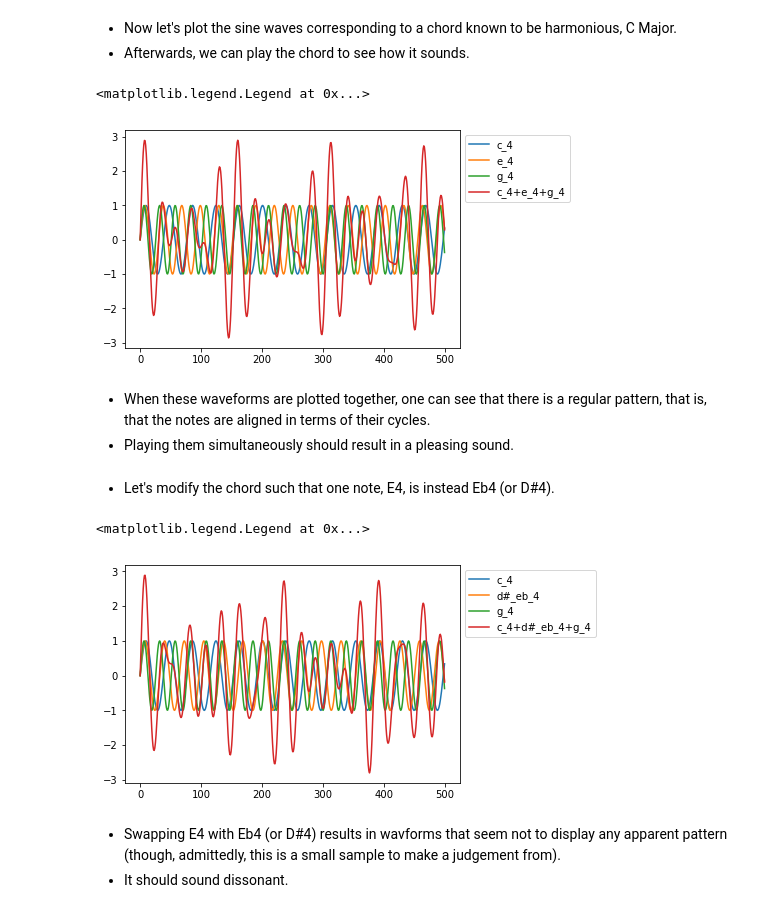
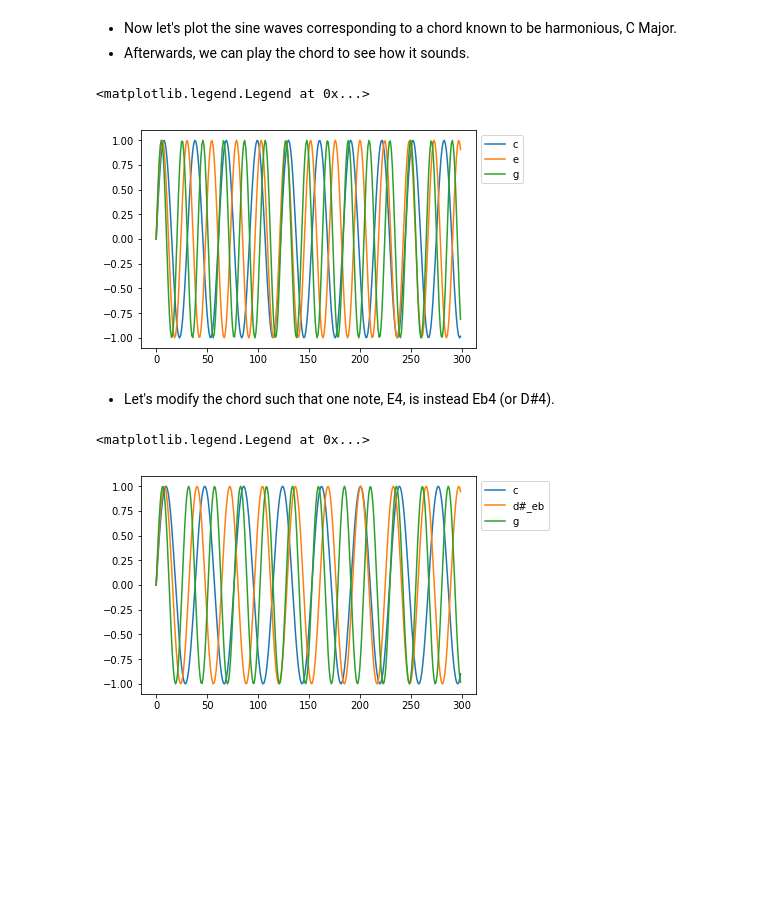
Before and after one commit to mulhod/musics, a Jupyter notebook: Music_and_Physics.ipynb, the cells around one changed output. Drawn from its saved outputs; the diff is of its cells as text; code cells hidden in the pictures; blank space fills up the shorter version.

```diff
--- a/Music_and_Physics.ipynb
+++ b/Music_and_Physics.ipynb
@@ -96,12 +96,9 @@ for i in range(9):
 # Convert our ordered dictionary into a table for easy
 # viewing, etc.
 full_scale = pd.DataFrame(list(full_scale.items()), columns=["note", "frequency"])
-
-# Let's also put in a column that has the number of
-# the corresponding octave (redundant since it's the
-# last part of the name of each note, but useful to
-# keep separate in addition).
 full_scale["octave"] = full_scale.note.apply(lambda x: int(x.split("_")[-1]))
+full_scale["note"] = full_scale.note.apply(lambda x: x.rsplit("_", 1)[0])
+full_scale.set_index(["octave", "note"], drop=False, inplace=True)
 # %% [markdown]
 - Now that we have our scale table, we can look at the first octave (0):
 # %%
@@ -202,58 +208,44 @@ And now here's A#4/Bb4 played simultaneously...
 - Now let's plot the sine waves corresponding to a chord known to be harmonious, C Major.
 - Afterwards, we can play the chord to see how it sounds.
 # %%
-cmaj_chord = [full_scale[full_scale.note == "c_4"].iloc[0],
-              full_scale[full_scale.note == "e_4"].iloc[0],
-              full_scale[full_scale.note == "g_4"].iloc[0]]
-Fs = 10000
+cmaj_chord = [full_scale.loc[4, note] for note in ["c", "e", "g"]]
+Fs = 8000
 c4, e4, g4 = cmaj_chord
-sample = 500
+sample = 300
 x = np.arange(sample)
 
 y1 = np.sin(2 * np.pi * c4.frequency * x / Fs)
 y2 = np.sin(2 * np.pi * e4.frequency * x / Fs)
 y3 = np.sin(2 * np.pi * g4.frequency * x / Fs)
-y4 = y1 + y2 + y3
 fig, ax = plt.subplots()
 ax.plot(x, y1, label=c4.note)
 ax.plot(x, y2, label=e4.note)
 ax.plot(x, y3, label=g4.note)
-ax.plot(x, y4, label="+".join([c4.note, e4.note, g4.note]))
 ax.legend(bbox_to_anchor=(1.0, 1.0))
 # %% [output]
 <matplotlib.legend.Legend at 0x...>
-[figure, old version]
+[figure, new version]
-# %% [markdown]
-- When these waveforms are plotted together, one can see that there is a regular pattern, that is, that the notes are aligned in terms of their cycles.
-- Playing them simultaneously should result in a pleasing sound.
 # %%
 player.play_wave(synthesizer.generate_chord([x.frequency for x in cmaj_chord], 3.0))
 # %% [markdown]
 - Let's modify the chord such that one note, E4, is instead Eb4 (or D\#4).
 # %%
-bad_chord = [full_scale[full_scale.note == "c_4"].iloc[0],
-             full_scale[full_scale.note == "d#_eb_4"].iloc[0],
-             full_scale[full_scale.note == "g_4"].iloc[0]]
+bad_chord = [full_scale.loc[4, note] for note in ["c", "d#_eb", "g"]]
 Fs = 10000
 c4, dsharp4, g4 = bad_chord
-sample = 500
+sample = 300
 x = np.arange(sample)
 
 y1 = np.sin(2 * np.pi * c4.frequency * x / Fs)
 y2 = np.sin(2 * np.pi * dsharp4.frequency * x / Fs)
 y3 = np.sin(2 * np.pi * g4.frequency * x / Fs)
-y4 = y1 + y2 + y3
 fig, ax = plt.subplots()
 ax.plot(x, y1, label=c4.note)
 ax.plot(x, y2, label=dsharp4.note)
 ax.plot(x, y3, label=g4.note)
-ax.plot(x, y4, label="+".join([c4.note, dsharp4.note, g4.note]))
 ax.legend(bbox_to_anchor=(1.0, 1.0))
 # %% [output]
 <matplotlib.legend.Legend at 0x...>
-[figure, old version]
+[figure, new version]
-# %% [markdown]
-- Swapping E4 with Eb4 (or D\#4) results in wavforms that seem not to display any apparent pattern (though, admittedly, this is a small sample to make a judgement from).
-- It should sound dissonant.
 # %%
 player.play_wave(synthesizer.generate_chord([x.frequency for x in bad_chord], 3.0))
```
Also changed, not shown: parts of 11 cells of this notebook.
